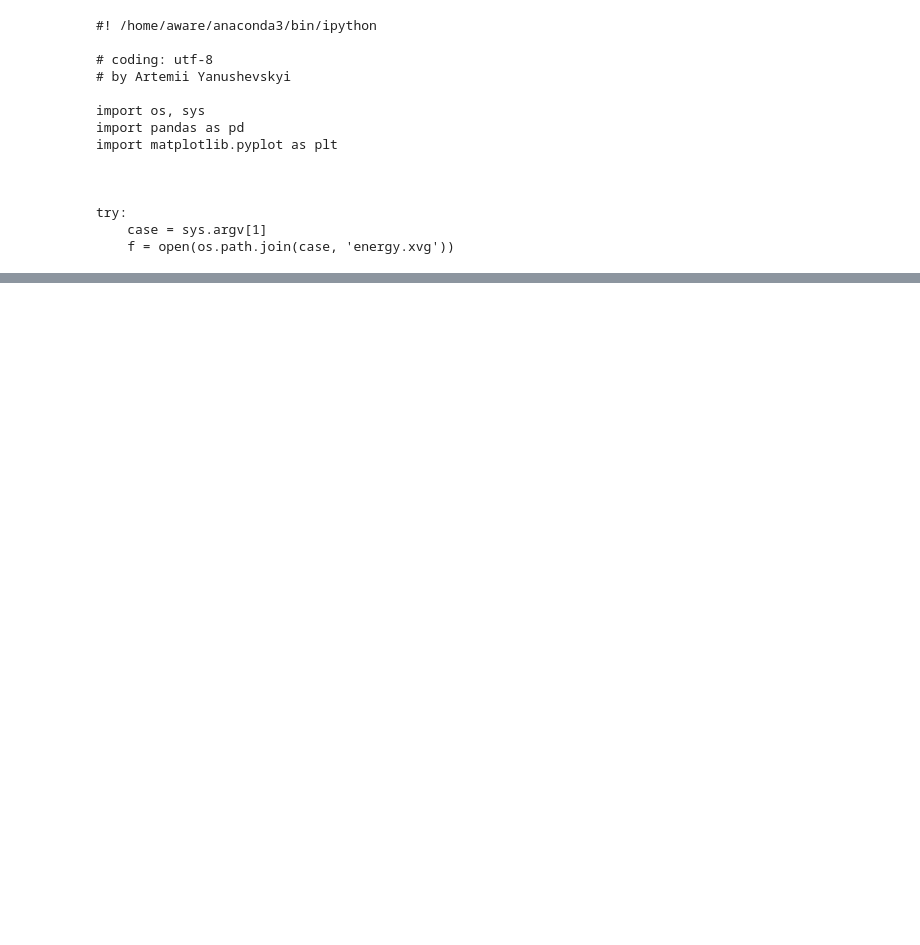
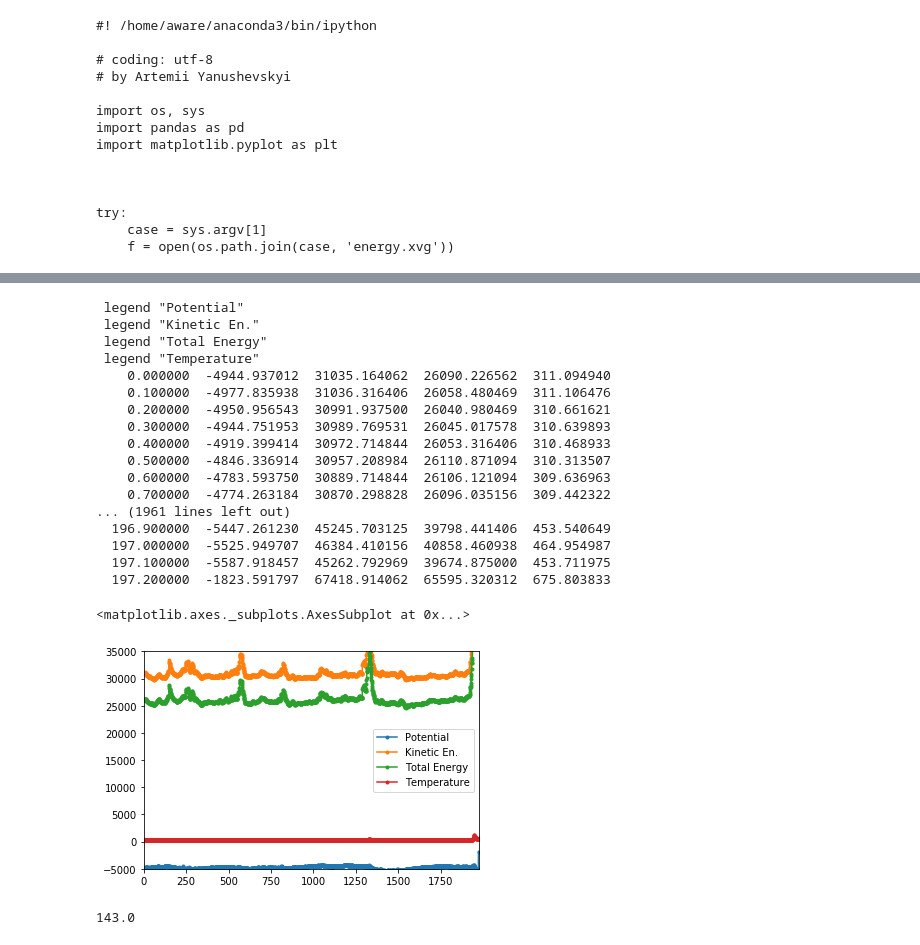
Before and after one commit to ikorotkin/gromacs_fhmd, a Jupyter notebook: gmx_files/Graphs for Beta coef.ipynb, the cells around one changed output, grey strips where cells are left out. Saved outputs shown, nothing was run; the diff lists cells and outputs as text; code cells hidden in the pictures; blank space fills up the shorter version.

```diff
--- a/gmx_files/Graphs for Beta coef.ipynb
+++ b/gmx_files/Graphs for Beta coef.ipynb
@@ -79,0 +110,46 @@ df.plot()
+# %%
+f = open('8k_atoms/energy.xvg')
+
+text = f.read()
+
+X = []
+
+# parsing
+for line in text.split('\n'):
+    if line != '':
+        if line[0] in '#@' or line == '':
+            if line[0:3] == '@ s':
+                print(line[4:])
+            continue
+
+        values = map(float, line.split())
+        print(line)
+        X.append(list(values))
+
+
+df = pd.DataFrame(X, columns=['index', 'Potential', 'Kinetic En.', 'Total Energy', 'Temperature']).drop('index', axis=1)
+df.plot(ls='-', marker='.', ylim=(-5000,35000))
+# %% [output]
+ legend "Potential"
+ legend "Kinetic En."
+ legend "Total Energy"
+ legend "Temperature"
+    0.000000  -4944.937012  31035.164062  26090.226562  311.094940
+    0.100000  -4977.835938  31036.316406  26058.480469  311.106476
+    0.200000  -4950.956543  30991.937500  26040.980469  310.661621
+    0.300000  -4944.751953  30989.769531  26045.017578  310.639893
+    0.400000  -4919.399414  30972.714844  26053.316406  310.468933
+    0.500000  -4846.336914  30957.208984  26110.871094  310.313507
+    0.600000  -4783.593750  30889.714844  26106.121094  309.636963
+    0.700000  -4774.263184  30870.298828  26096.035156  309.442322
+... (1961 lines left out)
+  196.900000  -5447.261230  45245.703125  39798.441406  453.540649
+  197.000000  -5525.949707  46384.410156  40858.460938  464.954987
+  197.100000  -5587.918457  45262.792969  39674.875000  453.711975
+  197.200000  -1823.591797  67418.914062  65595.320312  675.803833
+<matplotlib.axes._subplots.AxesSubplot at 0x...>
+[figure, added]
+# %%
+1716/12
+# %% [output]
+143.0
```
Also changed, not shown: parts of 19 cells of this notebook, 6 other files.
